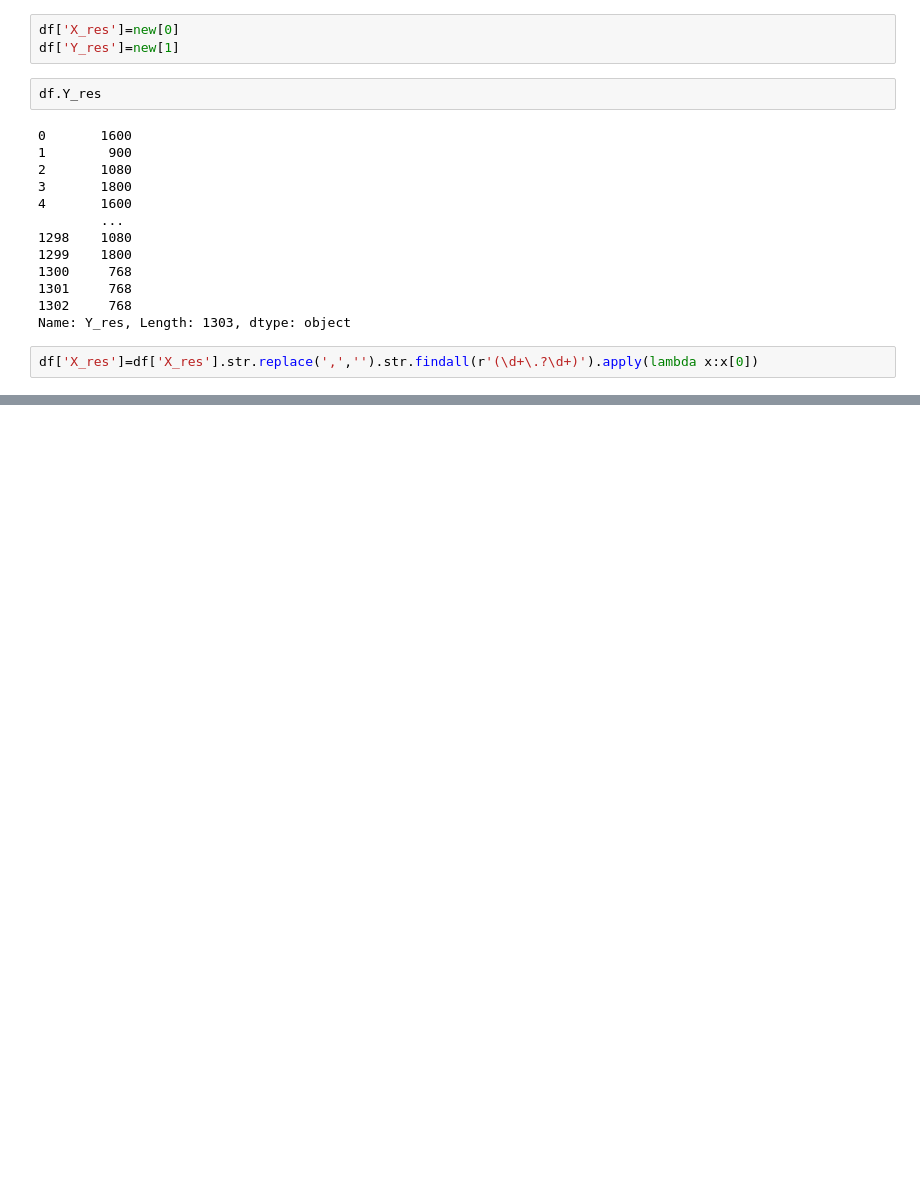
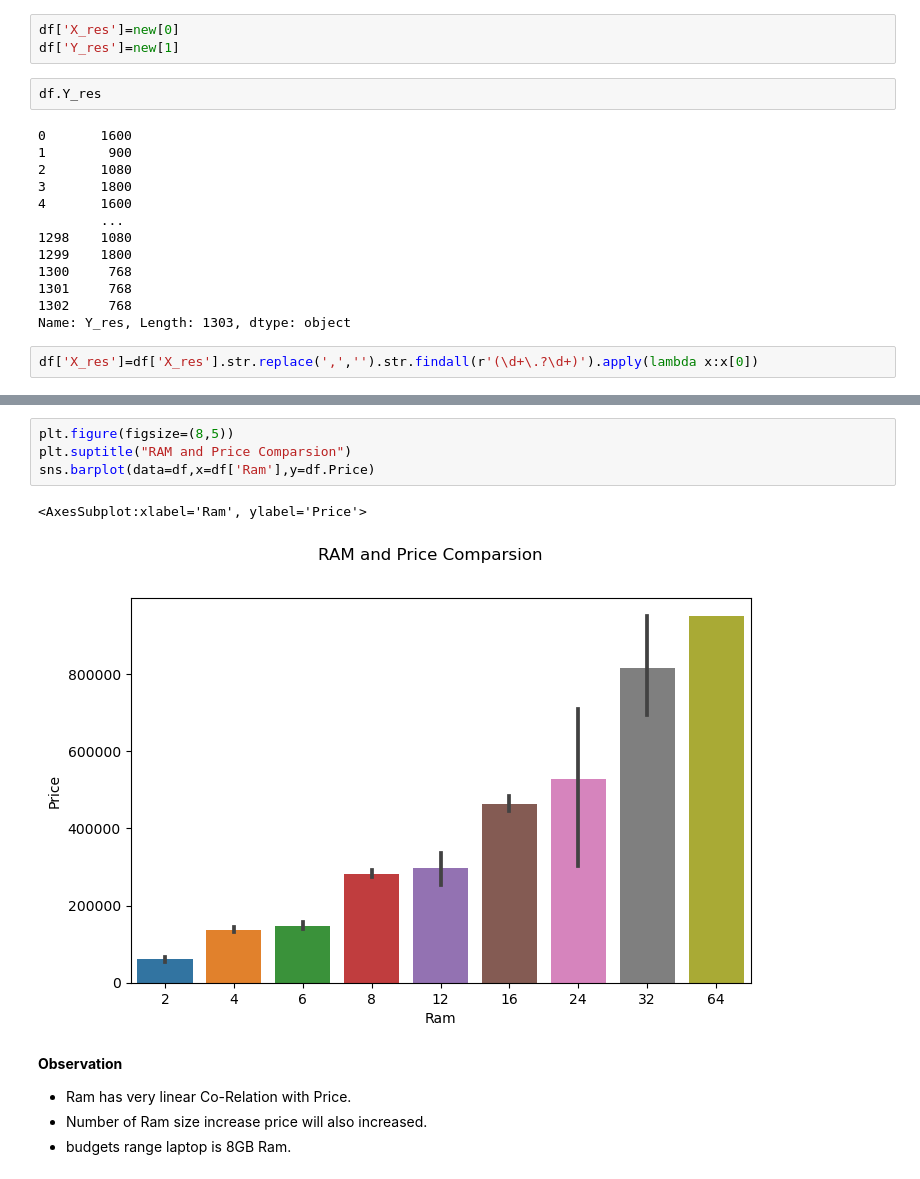
Before and after one commit to Sialsanwal/Data-Science, a Jupyter notebook: Laptop Price/Feature engineering and Modeling.ipynb, the cells around one changed output, grey strips where cells are left out. Drawn from its saved outputs; the diff is of its cells as text; blank space fills up the shorter version.

```diff
--- a/Laptop Price/Feature engineering and Modeling.ipynb
+++ b/Laptop Price/Feature engineering and Modeling.ipynb
@@ -396,0 +427,12 @@ df['CPU Brand']
+# %%
+plt.figure(figsize=(8,5))
+plt.suptitle("RAM and Price Comparsion")
+sns.barplot(data=df,x=df['Ram'],y=df.Price)
+# %% [output]
+<AxesSubplot:xlabel='Ram', ylabel='Price'>
+[figure, added]
+# %% [markdown]
+**Observation**
+- Ram has very linear Co-Relation with Price.
+- Number of Ram size increase price will also increased.
+- budgets range laptop is 8GB Ram.
```
Also changed, not shown: parts of 89 cells of this notebook.
